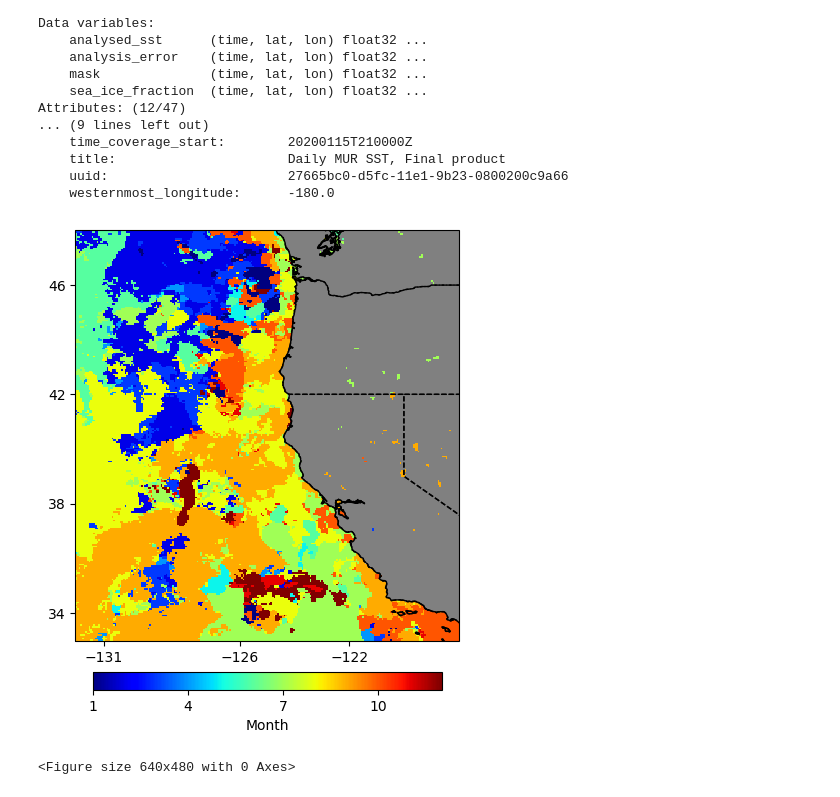
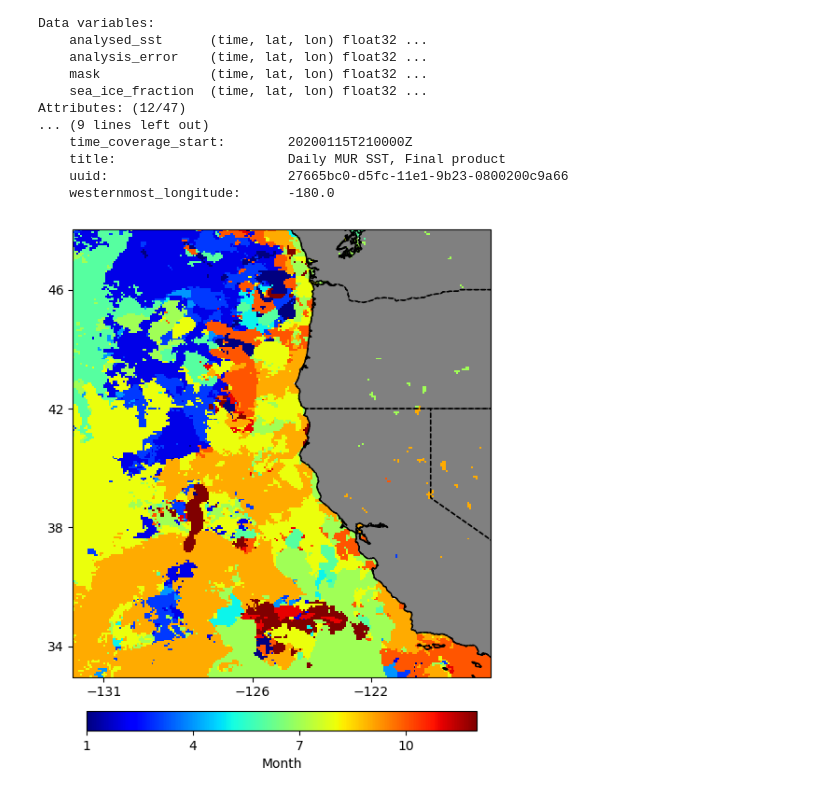
Before and after one commit to UCB-stat-159-s23/hw03-group17, a Jupyter notebook: climate-Q05.ipynb, the cells around one changed output. Cells and saved outputs as stored; diff of their text form; code cells hidden in the pictures.

Commit message:
uploaded q5 plot

```diff
--- a/climate-Q05.ipynb
+++ b/climate-Q05.ipynb
@@ -67,30 +67,29 @@ sst_mean = time2002_2012.groupby(time2002_2012.time.dt.dayofyear).mean(skipna=Tr
 anomalies_max = anomalies.idxmax(dim='time').dt.month
 # %%
 # plot
-fig, ax = plt.subplots(figsize=(10, 6), subplot_kw={'projection': crs})
+fig, ax = plt.subplots(figsize=(12, 7), subplot_kw={'projection': crs})
 
 ax.coastlines(resolution='10m', color='k')
 ax.add_feature(cfeature.LAND, facecolor='gray')
 ax.add_feature(cfeature.BORDERS, linestyle='-', edgecolor='k')
 ax.add_feature(cfeature.STATES, linestyle='--', edgecolor='k')
 
 anomalies_map = anomalies_max.plot(x='lon',y='lat',cmap='jet',transform=crs, add_colorbar=False)
 
 
 xticks=[-131,-126,-122]
 ax.set_xlabel("")
 ax.set_xticks(xticks)
 yticks=range(34,47,4)
 ax.set_ylabel("")
 ax.set_yticks(yticks)
 
 
 cbar = plt.colorbar(anomalies_map,ax=ax,location='bottom', shrink=0.45, pad=0.03,orientation="horizontal",fraction=0.08,anchor=(0.5,0.1))
 cbar.set_label('Month')
 cbar.set_ticks([1, 4, 7,10])
 
+plt.savefig('Q5')
 plt.show()
-plt.savefig('Q5')
 # %% [output]
-[figure, old version]
+[figure, new version]
-<Figure size 640x480 with 0 Axes>
```
Also changed, not shown: 1 other file.
